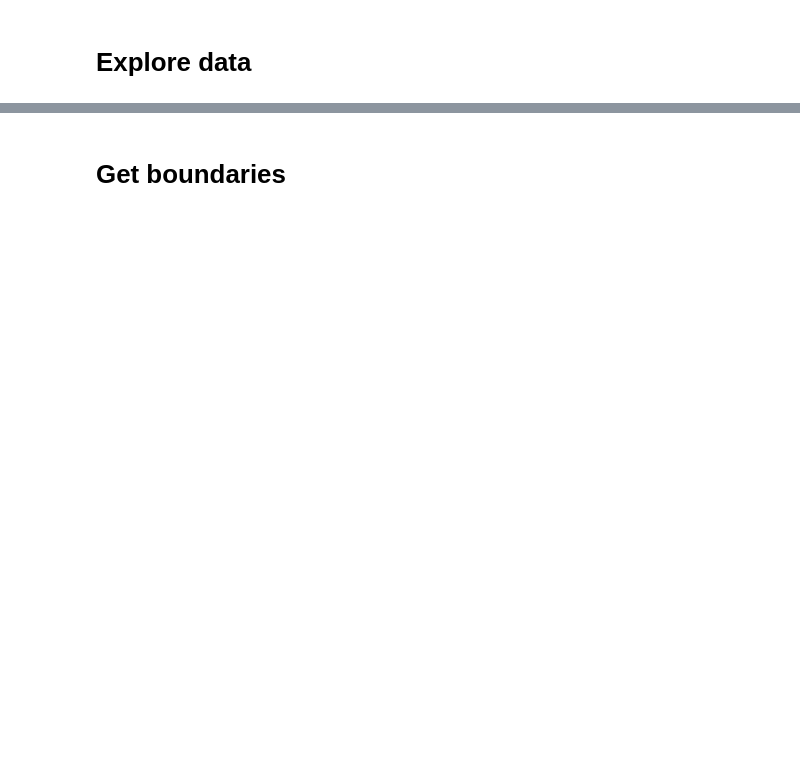
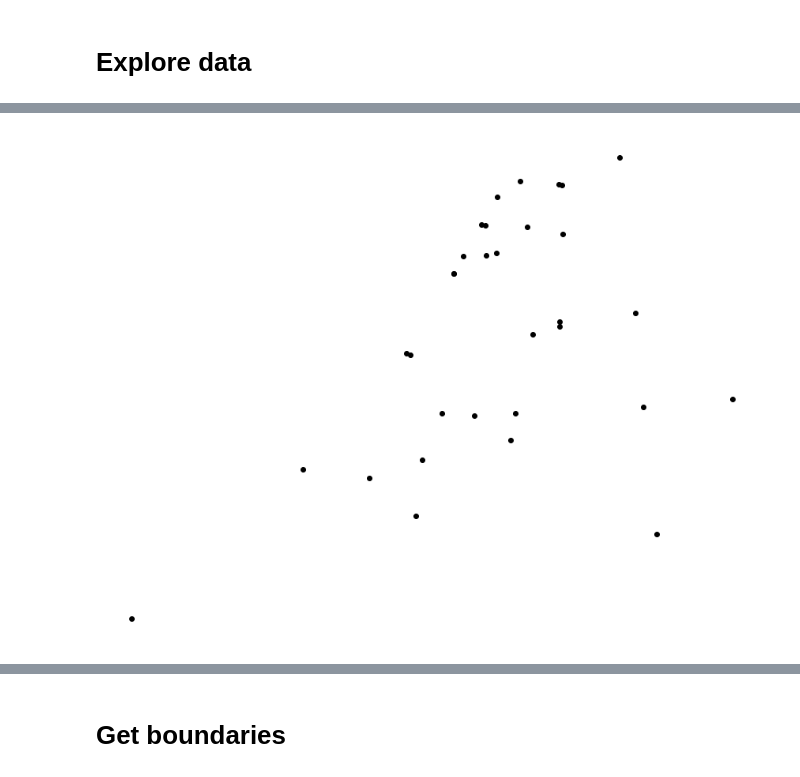
Before and after one commit to candiesforlife/minority_report, a Jupyter notebook: notebooks/cam_viz_model.ipynb, the cells around one changed output, grey strips where cells are left out. Drawn from its saved outputs; the diff is of its cells as text; code cells hidden in the pictures; blank space fills up the shorter version.

Commit message:
output images with same size

```diff
--- a/notebooks/cam_viz_model.ipynb
+++ b/notebooks/cam_viz_model.ipynb
@@ -31,0 +40,16 @@ print(df.data['latitude'].min(), df.data['latitude'].max())
+# %%
+liste = np.sort(np.array(interval['period'].unique()))
+
+lat_per_image = []
+lon_per_image = []
+length = len(liste)
+# %%
+for index, timestamp in enumerate(liste[:2]):
+    if (index+1) % 10 ==0:
+        print(f'Grouping timestamp {index+1}/{length}')
+    by_hour = np.array(interval[interval['period']== timestamp][['latitude', 'longitude']])
+    #print(by_hour)
+    lat_per_image.append([coord[0] for coord in by_hour])
+    lon_per_image.append([coord[1] for coord in by_hour])
+
+lat_per_image
@@ -64,33 +93,33 @@ geo.plot(ax=ax)
 # %%
 from datetime import datetime
 
-def group_by_hour(df, year, month, day):
+def group_by_hour(df, year, month, day):#, sampling=True):
     '''
     get a sample of a month-time crimes grouped by hour
     inputs = start_date info
     '''
     sample = df.data[['period', 'latitude', 'longitude']]
 
+    #if sampling:
     inf = sample['period'] > datetime(year, month, day, 0, 0, 0)
     next_month = month+1
     next_year = year
     if month == 12:
         next_month = 1
         next_year = year+1
-    print(next_year, next_month)
+    #print(next_year, next_month)
     sup = sample['period'] < datetime(next_year, next_month, day, 0, 0, 0)
+    sample = sample[ inf & sup ]
 
-    sample = sample[ inf & sup ]
     liste = np.sort(np.array(sample['period'].unique()))
-
-    grouped = []
     length = len(liste)
+    lat_per_image = []
+    lon_per_image = []
     for index, timestamp in enumerate(liste):
-        if (index+1) % 10 ==0:
+        if (index+1) % 100 ==0:
             print(f'Grouping timestamp {index+1}/{length}')
         by_hour = np.array(sample[sample['period']== timestamp][['latitude', 'longitude']])
-        grouped.append(by_hour)
-    lat_per_image = [[element[0] for element in crime] for crime in grouped]
-    lon_per_image = [[element[1] for element in crime] for crime in grouped]
+        lat_per_image.append([coord[0] for coord in by_hour])
+        lon_per_image.append([coord[1] for coord in by_hour])
     return lat_per_image, lon_per_image
 # %%
@@ -177,36 +231,43 @@ xmax, ymin = 40.530765, -73.744835 #(SE)
+# %%
+geometry = [Point(xy) for xy in zip(lons[2], lats[2])]
+#df_geopandas = sample.drop(['longitude', 'latitude'], axis=1)
+gdf = GeoSeries(geometry)
 # %%
 import geopandas
 from geopandas import GeoDataFrame, GeoSeries
 import matplotlib.pyplot as plt
 from matplotlib.colors import Normalize
 import matplotlib.cm as cm
 %matplotlib inline
 import seaborn as sns
 from shapely.geometry import Point, Polygon
 import numpy as np
 import googlemaps
 from datetime import datetime
 plt.rcParams["figure.figsize"] = [15, 15]
 
+
 fig, ax = plt.subplots()
 
 # make a grid of latitude-longitude values
-xmin, xmax, ymin, ymax = -74.21, -73.73, 40.530765, 40.887224
+xmin, xmax, ymin, ymax = -74.21, -73.73, 40.49611539518921, 40.91553277600008
 xx, yy = np.meshgrid(np.linspace(xmin,xmax,100), np.linspace(ymin,ymax,100))
 xc = xx.flatten()
 yc = yy.flatten()
 
 # Now convert these points to geo-data
 pts = GeoSeries([Point(x, y) for x, y in zip(xc, yc)])
 
 # Plot to make sure it makes sense:
-pts.plot(markersize=1, ax=ax)
+#pts.plot(markersize=1, ax=ax)
 gdf.plot(ax=ax, color='black')
 plt.gca().axison=False
 
 #plt.savefig('../images/test.jpeg')
 extent = ax.get_window_extent().transformed(fig.dpi_scale_trans.inverted())
-fig.savefig('../images/test.jpeg', bbox_inches=extent)
+fig.savefig('../images/image.jpeg', bbox_inches=extent)
+# %% [output]
+[figure, added]
 # %%
 #from matplotlib.image import imread
 
```
Also changed, not shown: parts of 19 cells of this notebook, 1 other file.
